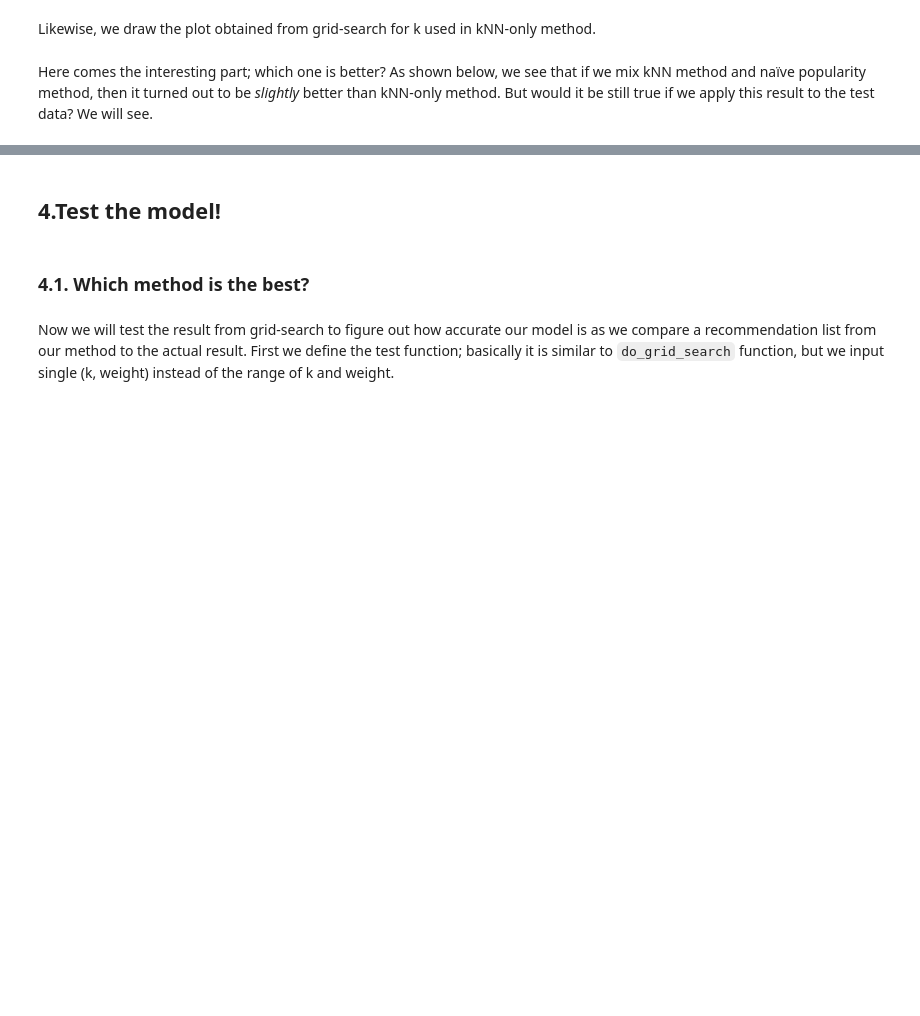
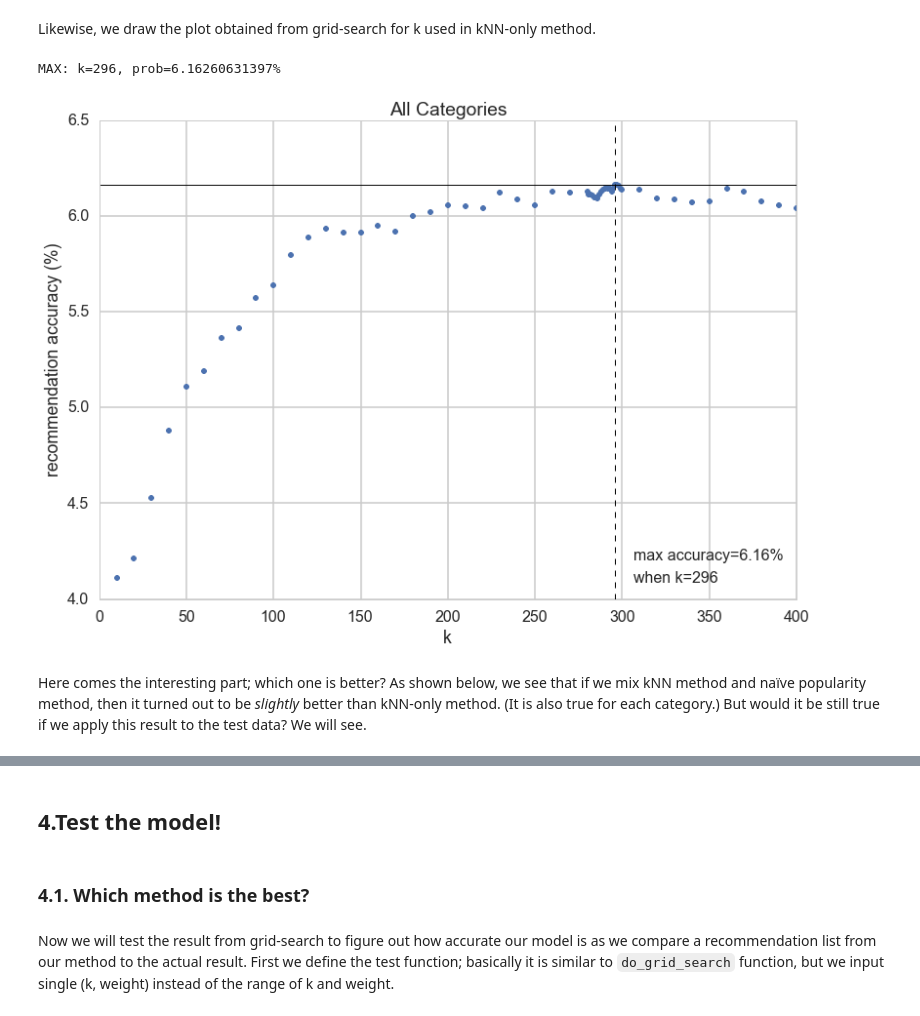
Before and after one commit to Clique-CS109/project, a Jupyter notebook: userkNN.ipynb, the cells around one changed output, grey strips where cells are left out. Saved outputs shown, nothing was run; the diff lists cells and outputs as text; code cells hidden in the pictures; blank space fills up the shorter version.

```diff
--- a/userkNN.ipynb
+++ b/userkNN.ipynb
@@ -549,24 +624,27 @@ ax.view_init(20, 50) # 3D trisurface plot
 # %% [markdown]
 Likewise, we draw the plot obtained from grid-search for k used in kNN-only method.
 # %%
-# draw a scatter plot for only-kNN data in all_grid_data_konly
+# draw a scatter plot for kNN-only data in all_grid_data_konly
 
 print 'MAX: k=%s, prob=%s%%'%(max_k_only, all_grid_data_konly[(max_k_only, 1e9)]*100./total)
 drawdata=[(i,v*100./total) for ((i,j),v) in all_grid_data_konly.iteritems()]
 x,y= zip(*drawdata)
-plt.figure(figsize=(7,5))
+#plt.figure(figsize=(7,5))
 plt.plot(x,y,'.')
 plt.axvline(max_k_only, lw=1, ls='--', color='black')
 plt.axhline(all_grid_data_konly[(max_k_only, 1e9)]*100./total, lw=1, color='black')
 plt.axvline(max_k_only, lw=0,  label='max accuracy=%.2f%%'%(all_grid_data_konly[(max_k_only, 1e9)]*100./total))
 plt.axvline(max_k_only, lw=0,  label='when k=%s'%max_k_only)
 plt.xlabel('k')
 plt.ylabel('recommendation accuracy (%)')
 plt.title("All Categories")
 plt.legend(loc=4)
 plt.show()
+# %% [output]
+MAX: k=296, prob=6.16260631397%
+[figure, added]
 # %% [markdown]
-Here comes the interesting part; which one is better? As shown below, we see that if we mix kNN method and naïve popularity method, then it turned out to be *slightly* better than kNN-only method. But would it be still true if we apply this result to the test data? We will see.
+Here comes the interesting part; which one is better? As shown below, we see that if we mix kNN method and naïve popularity method, then it turned out to be *slightly* better than kNN-only method. (It is also true for each category.) But would it be still true if we apply this result to the test data? We will see.
 # %%
 print 'MAX: (k,a)=%s, prob=%s%%'%((max_k, max_p), all_grid_data[(max_k,max_p)]*100./total)
 print 'MAX: k=%s, prob=%s%%'%(max_k_only, all_grid_data_konly[(max_k_only, 1e9)]*100./total)
```
Also changed, not shown: parts of 36 cells of this notebook, 1 other file.
